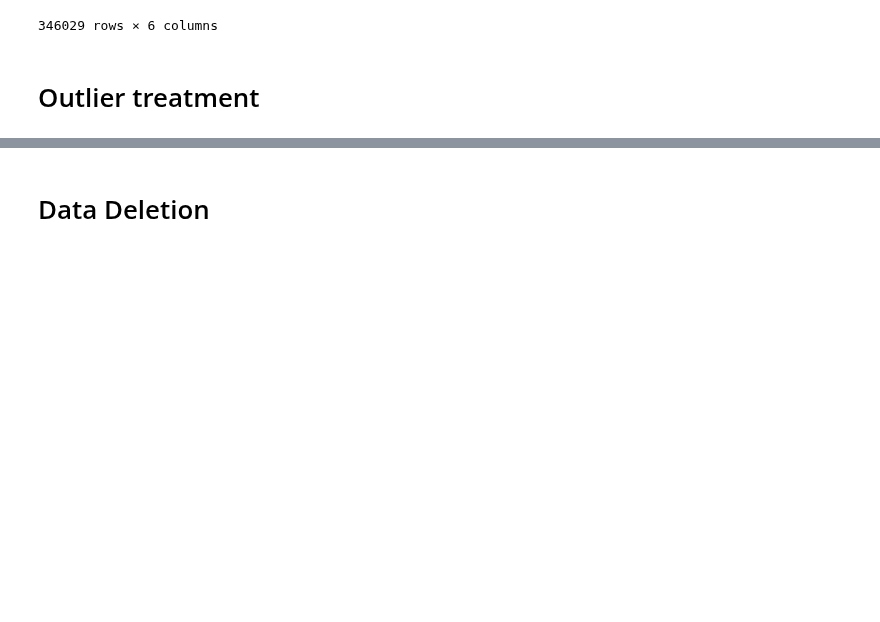
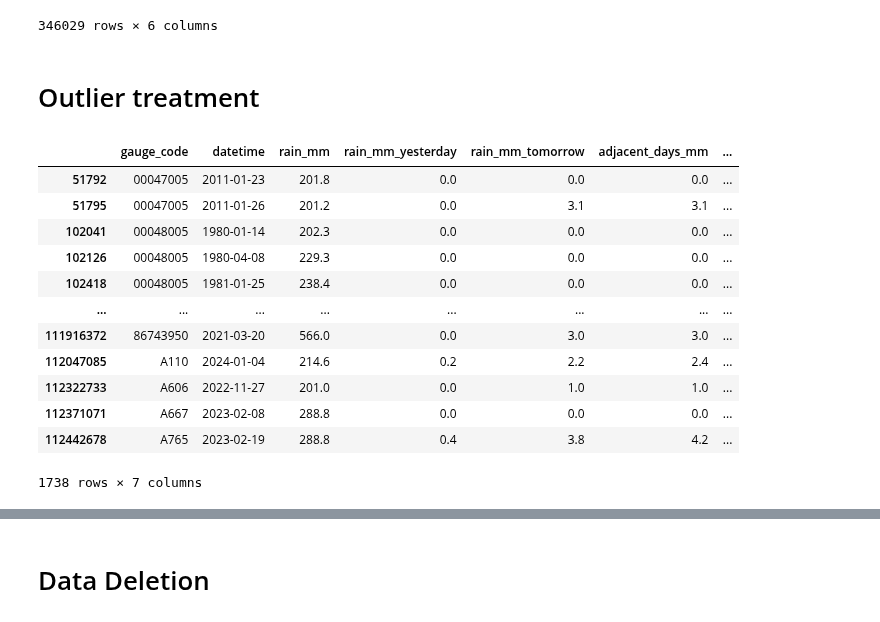
Before and after one commit to LARHENA/UFPB_Brain-D, a Jupyter notebook: Scripts e Dados/1.8 - Data pre-classification.ipynb, the cells around one changed output, grey strips where cells are left out. Saved outputs shown, nothing was run; the diff lists cells and outputs as text; code cells hidden in the pictures; blank space fills up the shorter version.

```diff
--- a/Scripts e Dados/1.8 - Data pre-classification.ipynb
+++ b/Scripts e Dados/1.8 - Data pre-classification.ipynb
@@ -223,6 +223,23 @@ neighboring_data_path = './1 - Organized data gauge/BRAZIL'
 #         min_itemsize={'gauge_code': 20}  # Adjust based on your max gauge code length
 #     )
 # df_outlier_filter_1_export
+# %%
+df_outlier_filter_1 = pd.read_hdf(os.path.join(neighboring_data_path, "adjacent_day_analysis_filter_1.h5"), key = 'table_data', encoding = 'utf-8')
+df_outlier_filter_1
+# %% [output]
+|  | gauge_code | datetime | rain_mm | rain_mm_yesterday | rain_mm_tomorrow | adjacent_days_mm | ... |
+| 51792 | 00047005 | 2011-01-23 | 201.8 | 0.0 | 0.0 | 0.0 | ... |
+| 51795 | 00047005 | 2011-01-26 | 201.2 | 0.0 | 3.1 | 3.1 | ... |
+| 102041 | 00048005 | 1980-01-14 | 202.3 | 0.0 | 0.0 | 0.0 | ... |
+| 102126 | 00048005 | 1980-04-08 | 229.3 | 0.0 | 0.0 | 0.0 | ... |
+| 102418 | 00048005 | 1981-01-25 | 238.4 | 0.0 | 0.0 | 0.0 | ... |
+| ... | ... | ... | ... | ... | ... | ... | ... |
+| 111916372 | 86743950 | 2021-03-20 | 566.0 | 0.0 | 3.0 | 3.0 | ... |
+| 112047085 | A110 | 2024-01-04 | 214.6 | 0.2 | 2.2 | 2.4 | ... |
+| 112322733 | A606 | 2022-11-27 | 201.0 | 0.0 | 1.0 | 1.0 | ... |
+| 112371071 | A667 | 2023-02-08 | 288.8 | 0.0 | 0.0 | 0.0 | ... |
+| 112442678 | A765 | 2023-02-19 | 288.8 | 0.4 | 3.8 | 4.2 | ... |
+1738 rows × 7 columns
 # %%
 # df_outlier_filter_1 = df_outlier_filter_1[['gauge_code','datetime',	'rain_mm', 'outlier_status_1']]
 # df_outlier_filter_1 = df_outlier_filter_1[df_outlier_filter_1['outlier_status_1']==0]
```
Also changed, not shown: parts of 1 cell of this notebook, 7 other files.
